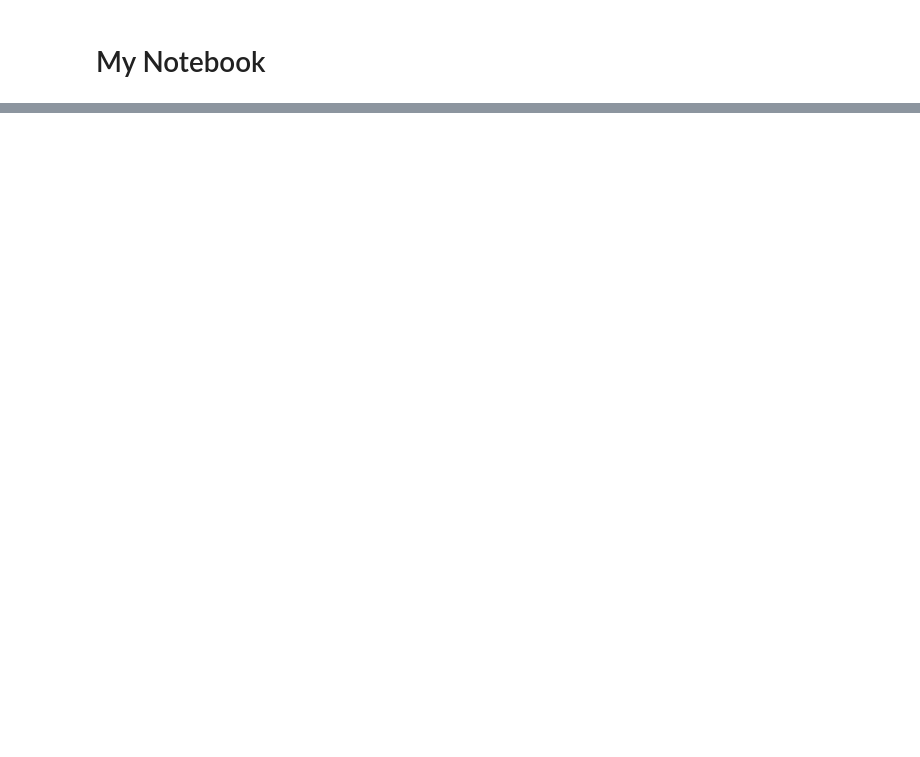
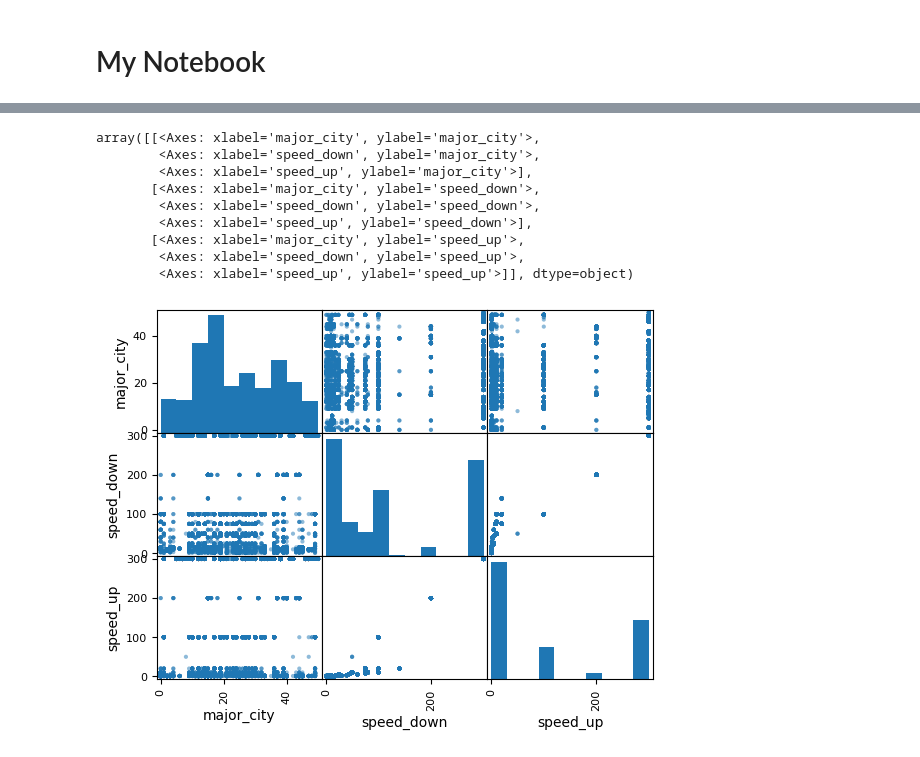
Before and after one commit to rmaes4/capstone-isp-prediction, a Jupyter notebook: notebook.ipynb, the cells around one changed output, grey strips where cells are left out. Drawn from its saved outputs; the diff is of its cells as text; code cells hidden in the pictures; blank space fills up the shorter version.

```diff
--- a/notebook.ipynb
+++ b/notebook.ipynb
@@ -66,0 +80,13 @@ df.shape
+# %%
+scatter_matrix(df)
+# %% [output]
+array([[<Axes: xlabel='major_city', ylabel='major_city'>,
+        <Axes: xlabel='speed_down', ylabel='major_city'>,
+        <Axes: xlabel='speed_up', ylabel='major_city'>],
+       [<Axes: xlabel='major_city', ylabel='speed_down'>,
+        <Axes: xlabel='speed_down', ylabel='speed_down'>,
+        <Axes: xlabel='speed_up', ylabel='speed_down'>],
+       [<Axes: xlabel='major_city', ylabel='speed_up'>,
+        <Axes: xlabel='speed_down', ylabel='speed_up'>,
+        <Axes: xlabel='speed_up', ylabel='speed_up'>]], dtype=object)
+[figure, added]
```
Also changed, not shown: parts of 8 cells of this notebook, 1 other file.
